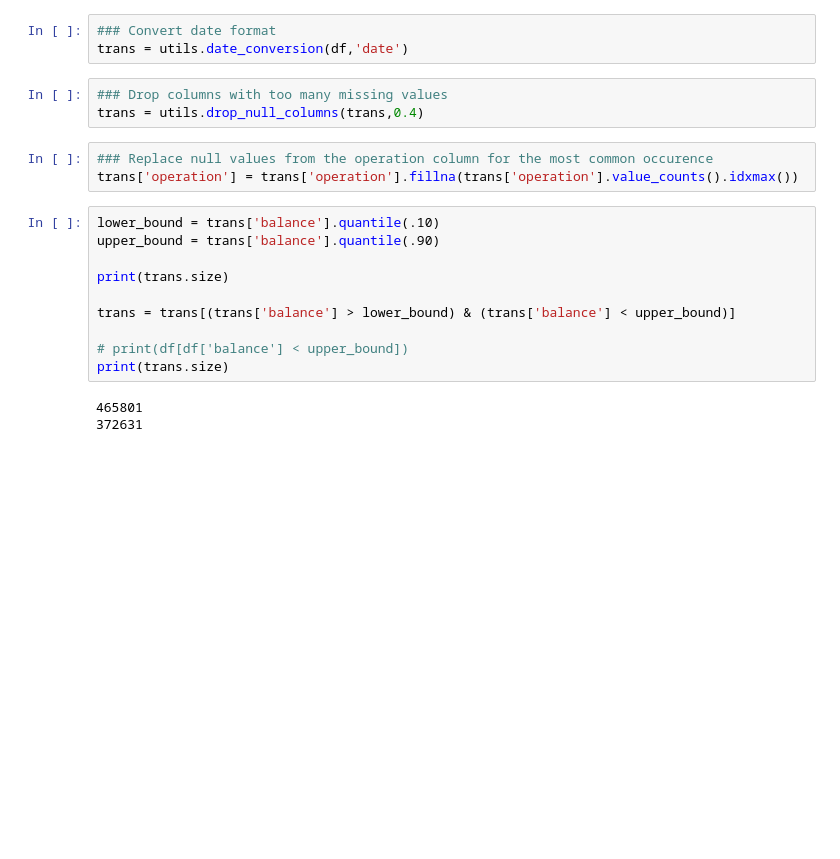
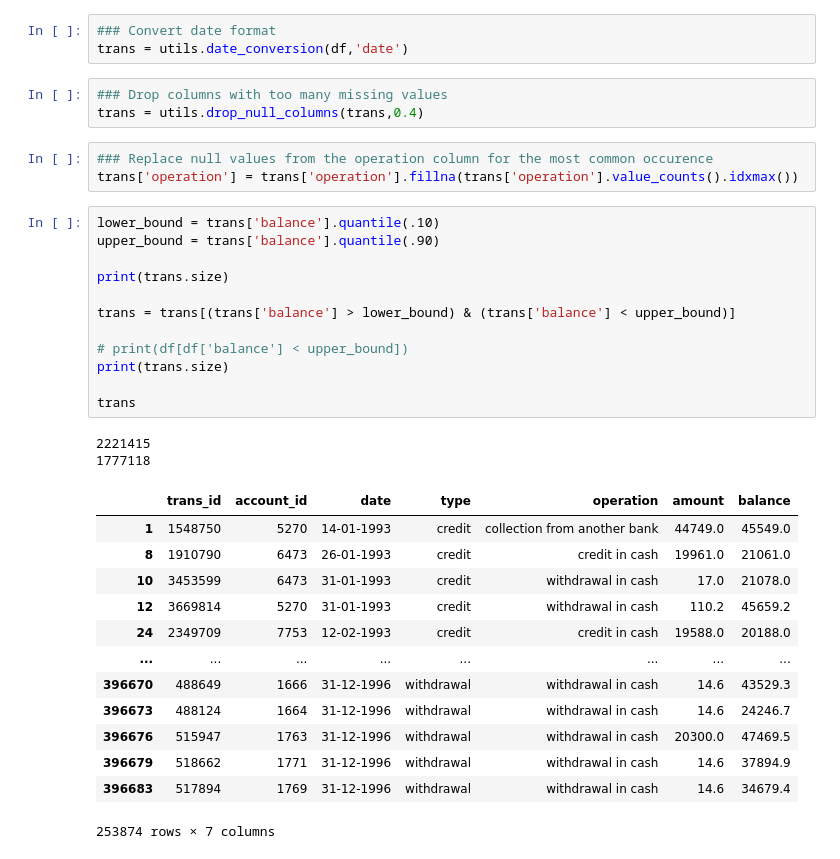
Before and after one commit to biam05/ac-feup, a Jupyter notebook: jupyters/hugo/clean_trans.ipynb, the cells around one changed output. Cells and saved outputs as stored; diff of their text form; blank space fills up the shorter version.

```diff
--- a/jupyters/hugo/clean_trans.ipynb
+++ b/jupyters/hugo/clean_trans.ipynb
@@ -22,13 +22,28 @@ trans['operation'] = trans['operation'].fillna(trans['operation'].value_counts()
 # %%
 lower_bound = trans['balance'].quantile(.10)
 upper_bound = trans['balance'].quantile(.90)
 
 print(trans.size)
 
 trans = trans[(trans['balance'] > lower_bound) & (trans['balance'] < upper_bound)]
 
 # print(df[df['balance'] < upper_bound])
 print(trans.size)
+
+trans
 # %% [output]
-465801
-372631
+2221415
+1777118
+|  | trans_id | account_id | date | type | operation | amount | balance |
+| 1 | 1548750 | 5270 | 14-01-1993 | credit | collection from another bank | 44749.0 | 45549.0 |
+| 8 | 1910790 | 6473 | 26-01-1993 | credit | credit in cash | 19961.0 | 21061.0 |
+| 10 | 3453599 | 6473 | 31-01-1993 | credit | withdrawal in cash | 17.0 | 21078.0 |
+| 12 | 3669814 | 5270 | 31-01-1993 | credit | withdrawal in cash | 110.2 | 45659.2 |
+| 24 | 2349709 | 7753 | 12-02-1993 | credit | credit in cash | 19588.0 | 20188.0 |
+| ... | ... | ... | ... | ... | ... | ... | ... |
+| 396670 | 488649 | 1666 | 31-12-1996 | withdrawal | withdrawal in cash | 14.6 | 43529.3 |
+| 396673 | 488124 | 1664 | 31-12-1996 | withdrawal | withdrawal in cash | 14.6 | 24246.7 |
+| 396676 | 515947 | 1763 | 31-12-1996 | withdrawal | withdrawal in cash | 20300.0 | 47469.5 |
+| 396679 | 518662 | 1771 | 31-12-1996 | withdrawal | withdrawal in cash | 14.6 | 37894.9 |
+| 396683 | 517894 | 1769 | 31-12-1996 | withdrawal | withdrawal in cash | 14.6 | 34679.4 |
+253874 rows × 7 columns
```
Also changed, not shown: parts of 1 cell of this notebook, 11 other files.
